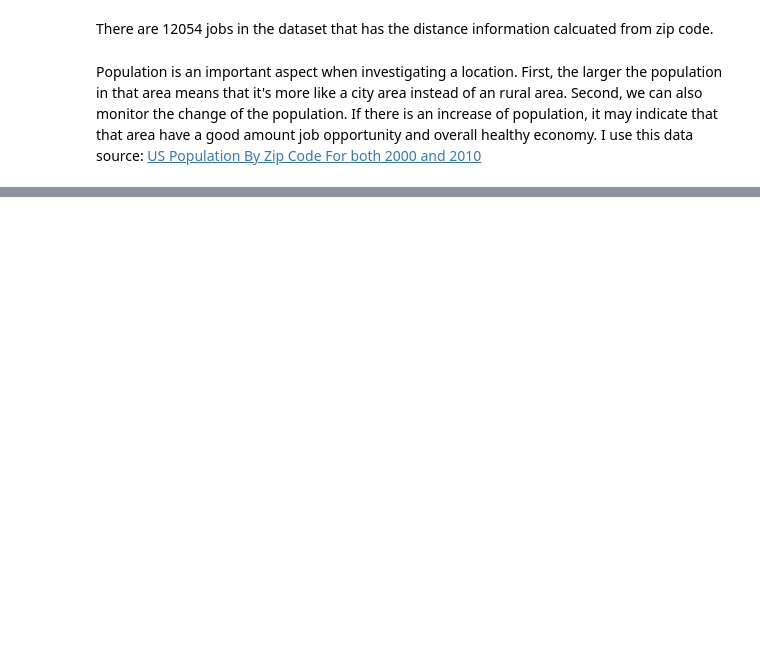
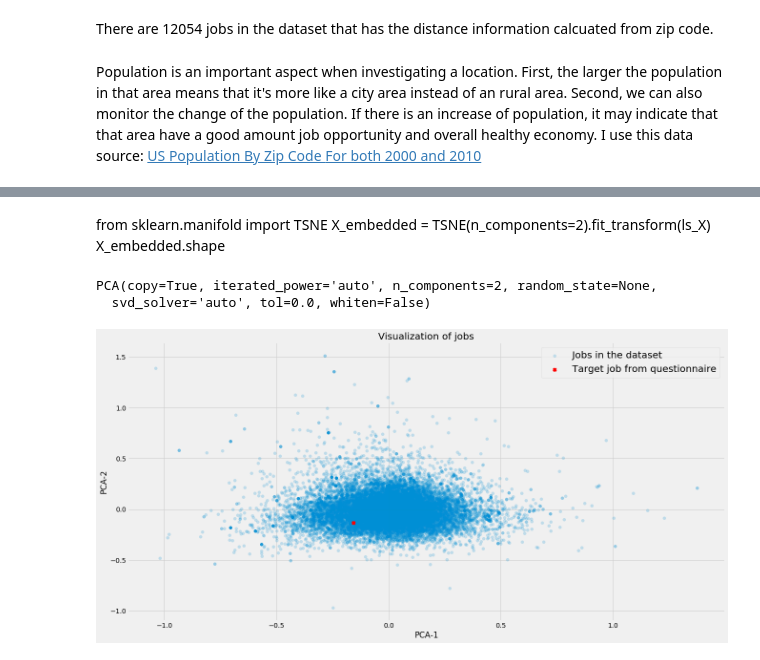
Before and after one commit to yaqiongz/JobMatcher, a Jupyter notebook: data_wrangling.ipynb, the cells around one changed output, grey strips where cells are left out. Drawn from its saved outputs; the diff is of its cells as text; code cells hidden in the pictures; blank space fills up the shorter version.

```diff
--- a/data_wrangling.ipynb
+++ b/data_wrangling.ipynb
@@ -503,0 +558,33 @@ In this section, we're trying to get the industry information of the company. In
+# %% [markdown]
+from sklearn.manifold import TSNE
+X_embedded = TSNE(n_components=2).fit_transform(ls_X)
+X_embedded.shape
+# %%
+ls = []
+for i, row in df.iterrows():
+    vec = row.adj_word2vec_avg.tolist()
+    if len(str(vec)) > 3: # get rid of nan
+        ls.append(vec)
+# %%
+# build visualization by fitting a PCA model
+from sklearn.decomposition import PCA
+pca = PCA(n_components=2)
+pca.fit(ls)
+# %% [output]
+PCA(copy=True, iterated_power='auto', n_components=2, random_state=None,
+  svd_solver='auto', tol=0.0, whiten=False)
+# %%
+X = pca.transform(ls)
+# %%
+# Let's look at the location of the job from the questionnaire.
+adj_q = ['innovative','open','art','ai']
+vec_q = vec_avg(adj_q).tolist()
+X_q = pca.transform([vec_q])
+# %%
+fig, ax = plt.subplots(figsize=(20,10))
+ax.scatter(X[:,0], X[:,1],alpha=0.2, label = 'Jobs in the dataset')
+ax.scatter(X_q[:,0], X_q[:,1], c="r", marker='x', label = 'Target job from questionnaire')
+ax.set(xlabel='PCA-1', ylabel='PCA-2', title='Visualization of jobs')
+legend = ax.legend(loc='upper right', fontsize='x-large')
+# %% [output]
+[figure, added]
```
Also changed, not shown: parts of 60 cells of this notebook.
